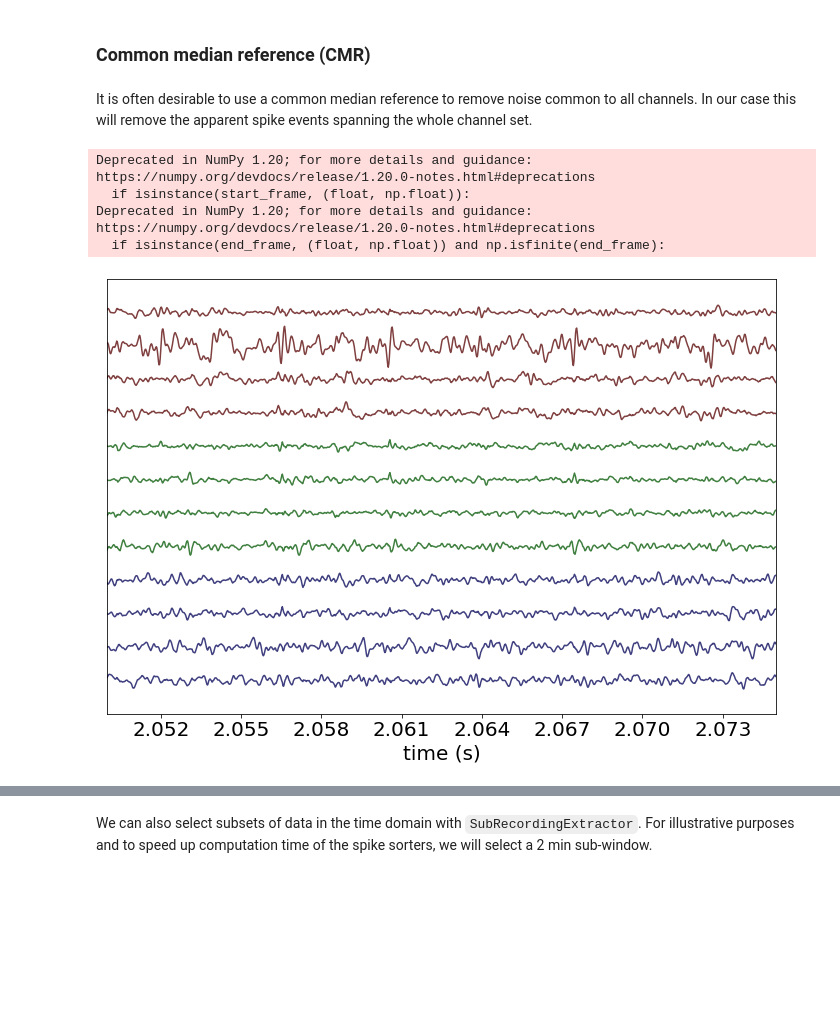
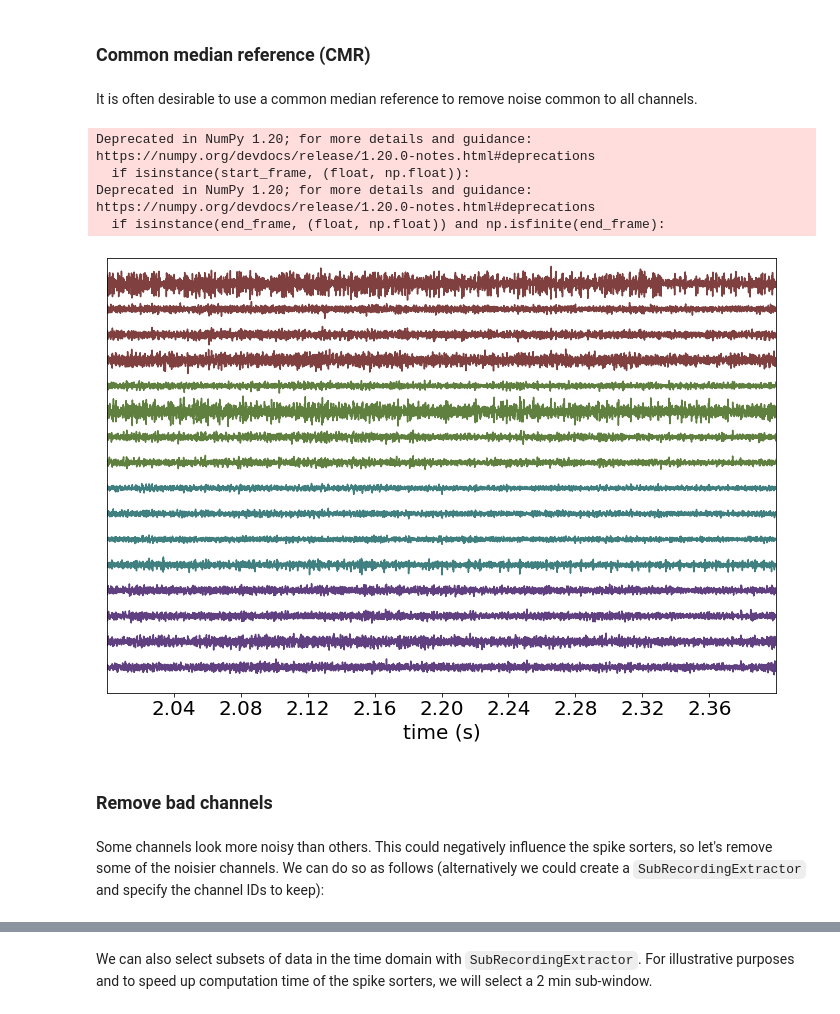
Before and after one commit to sbuergers/hussaini-lab-to-nwb-notebooks, a Jupyter notebook: tidy_venv/milestone2_modular_pipeline_colab.ipynb, the cells around one changed output, grey strips where cells are left out. Saved outputs shown, nothing was run; the diff lists cells and outputs as text; code cells hidden in the pictures; blank space fills up the shorter version.

Commit message:
improved preprocessing and removed .prb file

```diff
--- a/tidy_venv/milestone2_modular_pipeline_colab.ipynb
+++ b/tidy_venv/milestone2_modular_pipeline_colab.ipynb
@@ -371,13 +356,12 @@ f.close()
 # %% [markdown]
 We now have the additional channel property `location`.
 # %%
-recording_prb = recording.load_probe_file(os.path.join(dir_name, 'channel_groups.prb'))
-print('Channel ids:', recording_prb.get_channel_ids())
-print('Loaded properties', recording_prb.get_shared_channel_property_names())
+print('Channel ids:', recording.get_channel_ids())
+print('Loaded properties', recording.get_shared_channel_property_names())
 
 # 'group' and 'location' can be returned as lists:
-print('Channel groups:', recording_prb.get_channel_groups())
-print('Channel locations:\n', recording_prb.get_channel_locations())
+print('Channel groups:', recording.get_channel_groups())
+print('Channel locations:\n', recording.get_channel_locations())
 # %% [output]
 Channel ids: [1, 2, 3, 4, 5, 6, 7, 8, 9, 10, 11, 12, 13, 14, 15, 16]
 Loaded properties ['gain', 'group', 'location', 'name', 'offset']
@@ -441,6 +417,6 @@ Below, we bandpass filter the recording between 300 and 6000 Hz, remove channels
 # %% [markdown]
 ### Bandpass filter
 # %%
-r_filt = st.preprocessing.bandpass_filter(recording_prb, freq_min=300, freq_max=6000)
+r_filt = st.preprocessing.bandpass_filter(recording, freq_min=300, freq_max=6000)
 
-w = sw.plot_timeseries(r_filt, trange=[2.05, 3.1], color_groups=True)
+w = sw.plot_timeseries(r_filt, trange=[2, 2.4], color_groups=True)
@@ -466,13 +429,17 @@ w = sw.plot_timeseries(r_good_channels, trange=[2.05, 2.075], color_groups=True)
 # %% [markdown]
 ### Common median reference (CMR)
 # %% [markdown]
-It is often desirable to use a common median reference to remove noise common to all channels. In our case this will remove the apparent spike events spanning the whole channel set.
+It is often desirable to use a common median reference to remove noise common to all channels.
 # %%
-r_cmr = st.preprocessing.common_reference(r_good_channels, reference='median')
-w = sw.plot_timeseries(r_cmr, trange=[2.05, 2.075], color_groups=True)
+r_cmr = st.preprocessing.common_reference(r_filt, reference='median')
+w = sw.plot_timeseries(r_cmr, trange=[2, 2.4], color_groups=True)
 # %% [output]
 Deprecated in NumPy 1.20; for more details and guidance: https://numpy.org/devdocs/release/1.20.0-notes.html#deprecations
   if isinstance(start_frame, (float, np.float)):
 Deprecated in NumPy 1.20; for more details and guidance: https://numpy.org/devdocs/release/1.20.0-notes.html#deprecations
   if isinstance(end_frame, (float, np.float)) and np.isfinite(end_frame):
-[figure, old version]
+[figure, new version]
+# %% [markdown]
+### Remove bad channels
+# %% [markdown]
+Some channels look more noisy than others. This could negatively influence the spike sorters, so let's remove some of the noisier channels. We can do so as follows (alternatively we could create a `SubRecordingExtractor` and specify the channel IDs to keep):
```
Also changed, not shown: parts of 16 cells of this notebook.
